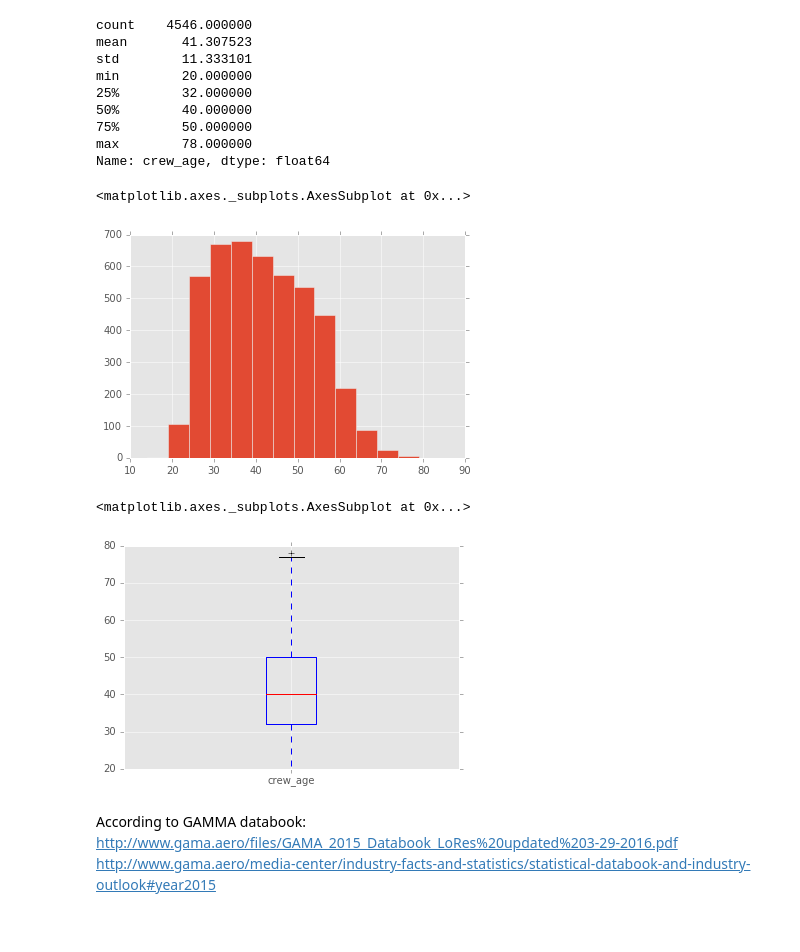
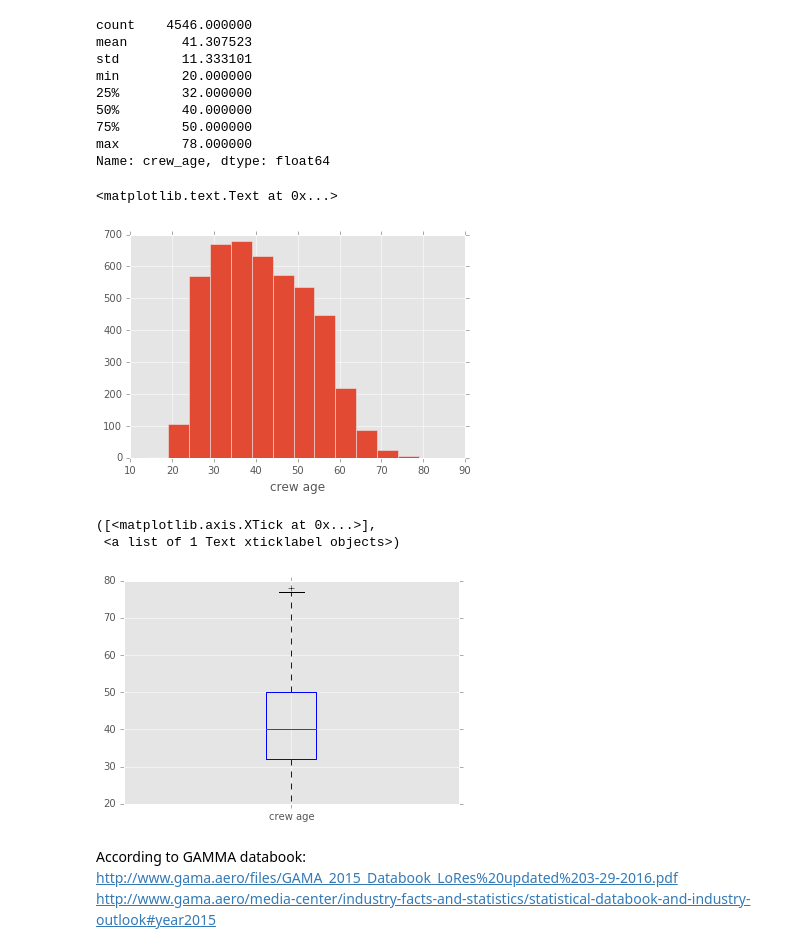
Before and after one commit to AeroPython/remove-before-flight, a Jupyter notebook: talk.ipynb, the cells around one changed output. Cells and saved outputs as stored; diff of their text form; code cells hidden in the pictures.

```diff
--- a/talk.ipynb
+++ b/talk.ipynb
@@ -614,13 +619,16 @@ Name: crew_age, dtype: float64
 # %%
 bins = np.arange(14,85,5)
 flight_crew['crew_age'].hist(bins=bins)
+plt.xlabel('crew age')
 # %% [output]
-<matplotlib.axes._subplots.AxesSubplot at 0x...>
+<matplotlib.text.Text at 0x...>
-[figure, old version]
+[figure, new version]
 # %%
 flight_crew['crew_age'].plot.box()
+plt.xticks([1],['crew age'])
 # %% [output]
-<matplotlib.axes._subplots.AxesSubplot at 0x...>
+([<matplotlib.axis.XTick at 0x...>],
+ <a list of 1 Text xticklabel objects>)
 [figure]
 # %% [markdown]
 According to GAMMA databook:
```
Also changed, not shown: parts of 8 cells of this notebook, 1 other file.
